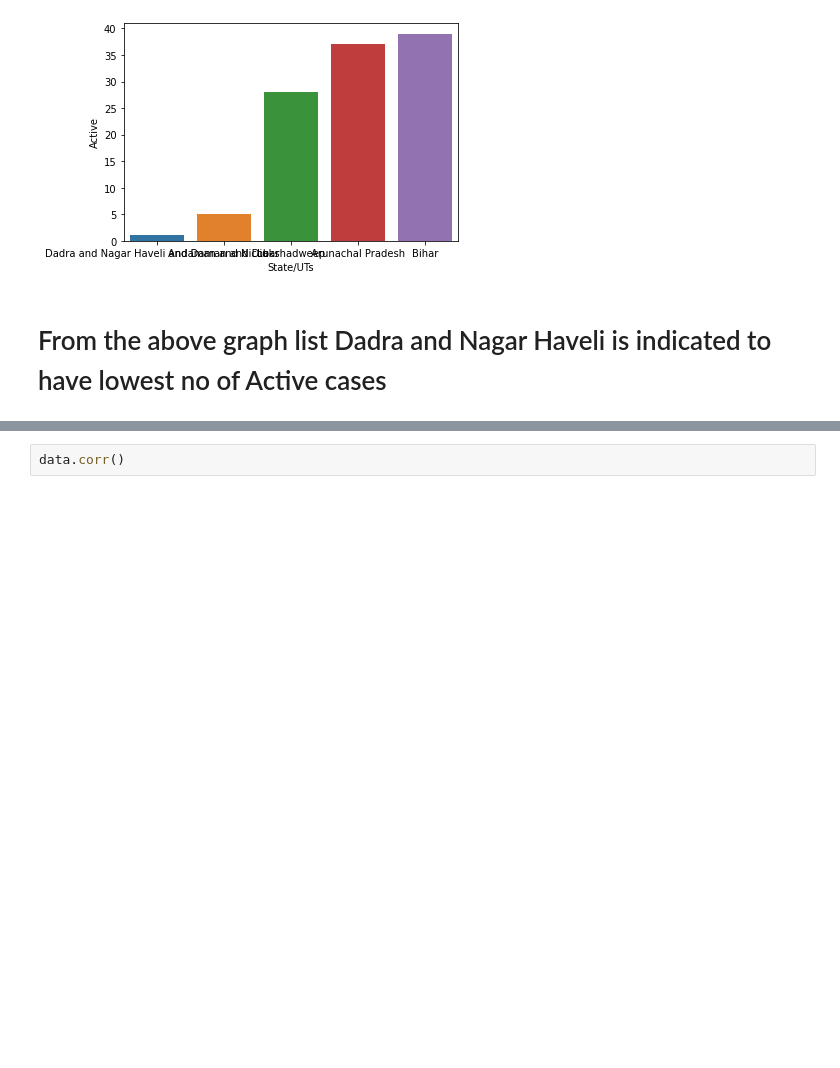
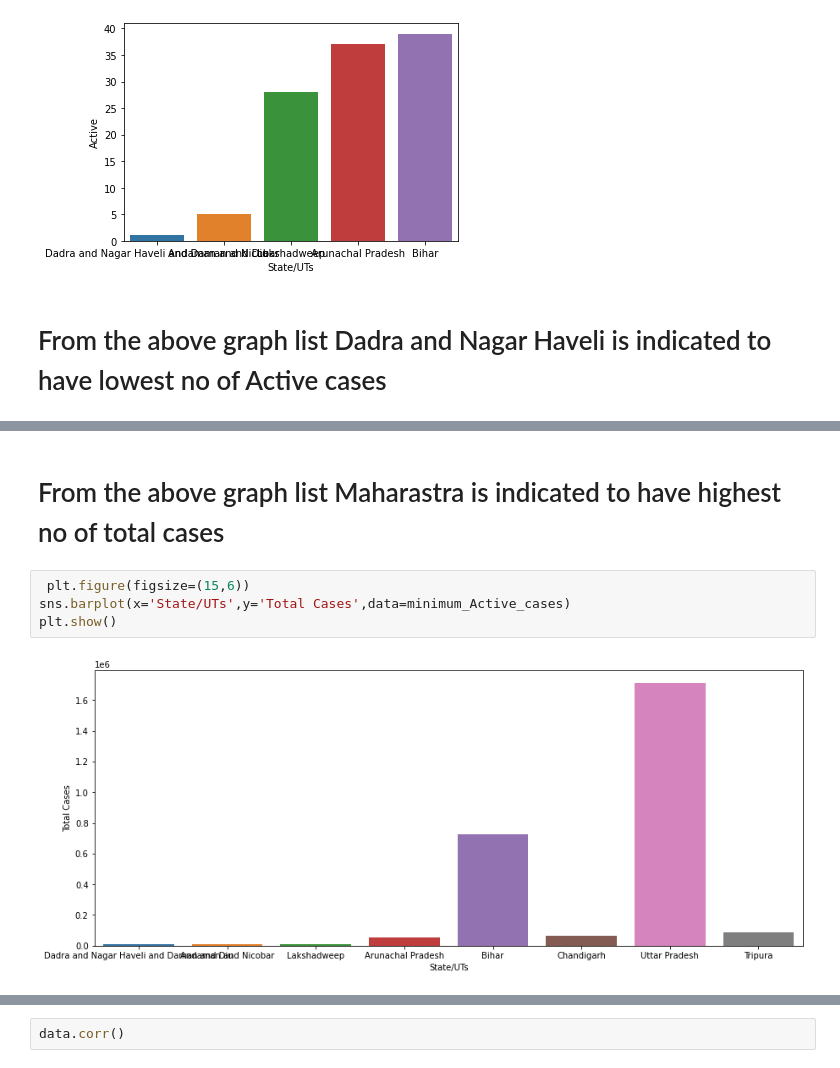
Before and after one commit to Abhishek-Murthy/Covid--19-Analysis, a Jupyter notebook: Covid-19 Analysis.ipynb, the cells around one changed output, grey strips where cells are left out. Drawn from its saved outputs; the diff is of its cells as text; blank space fills up the shorter version.

```diff
--- a/Covid-19 Analysis.ipynb
+++ b/Covid-19 Analysis.ipynb
@@ -226,0 +261,8 @@ plt.show()
+# %% [markdown]
+# From the above graph list Maharastra is indicated to have highest no of total cases
+# %%
+ plt.figure(figsize=(15,6))
+sns.barplot(x='State/UTs',y='Total Cases',data=minimum_Active_cases)
+plt.show()
+# %% [output]
+[figure, added]
```
Also changed, not shown: parts of 27 cells of this notebook.
